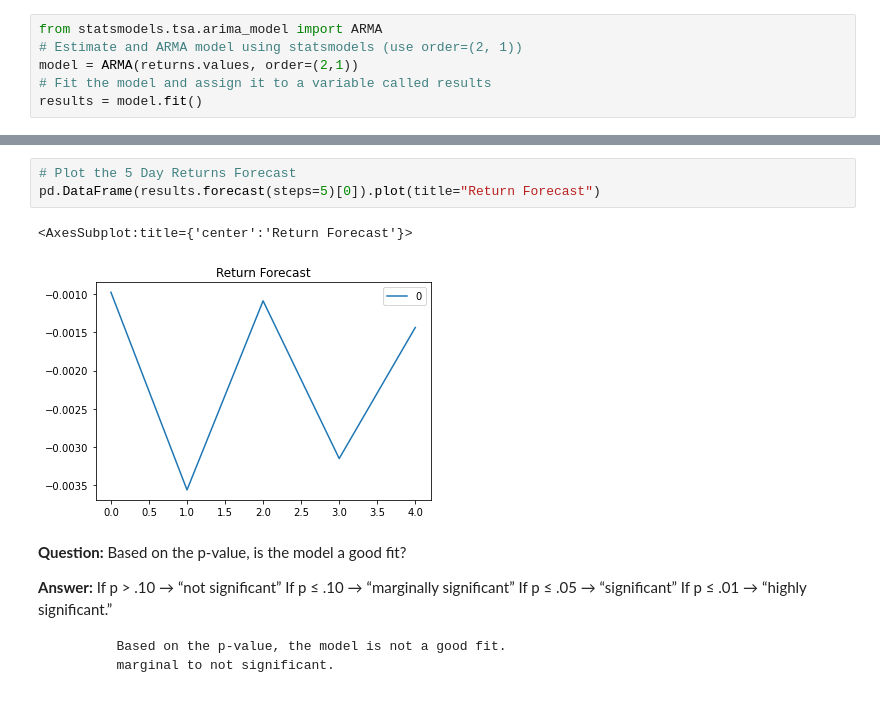
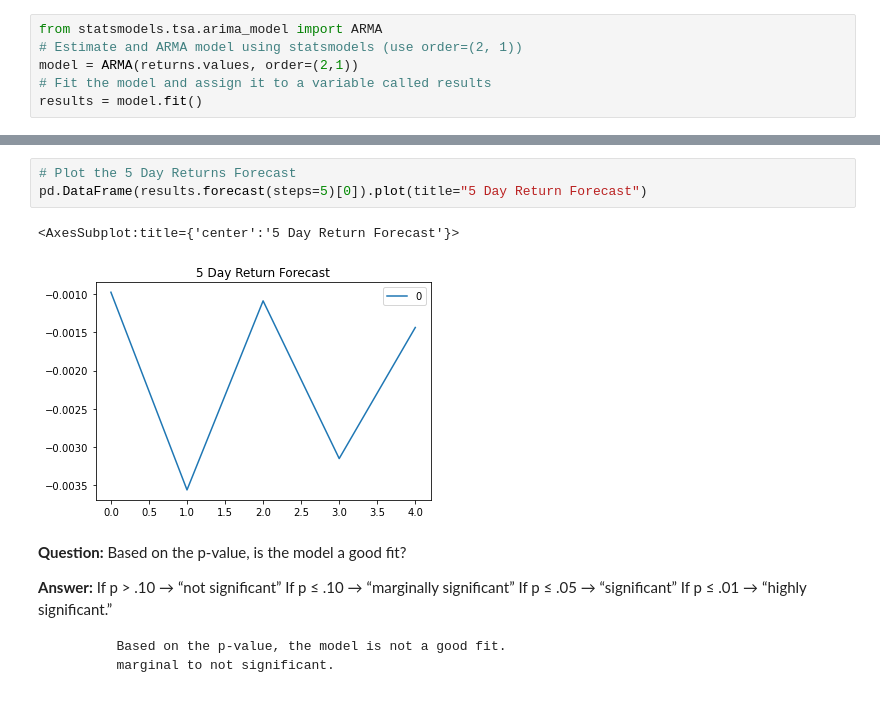
Before and after one commit to StrawhatRA/Yen_For_The_Future, a Jupyter notebook: Starter_Code/time_series_analysis.ipynb, the cells around one changed output, grey strips where cells are left out. Saved outputs shown, nothing was run; the diff lists cells and outputs as text.

```diff
--- a/Starter_Code/time_series_analysis.ipynb
+++ b/Starter_Code/time_series_analysis.ipynb
@@ -149,10 +149,10 @@ Roots
 | MA.1 | -1.2127 | +0.0000j | 1.2127 | 0.5000 |
 # %%
 # Plot the 5 Day Returns Forecast
-pd.DataFrame(results.forecast(steps=5)[0]).plot(title="Return Forecast")
+pd.DataFrame(results.forecast(steps=5)[0]).plot(title="5 Day Return Forecast")
 # %% [output]
-<AxesSubplot:title={'center':'Return Forecast'}>
+<AxesSubplot:title={'center':'5 Day Return Forecast'}>
-[figure, old version]
+[figure, new version]
 # %% [markdown]
 **Question:** Based on the p-value, is the model a good fit?
 
```
Also changed, not shown: parts of 17 cells of this notebook.
